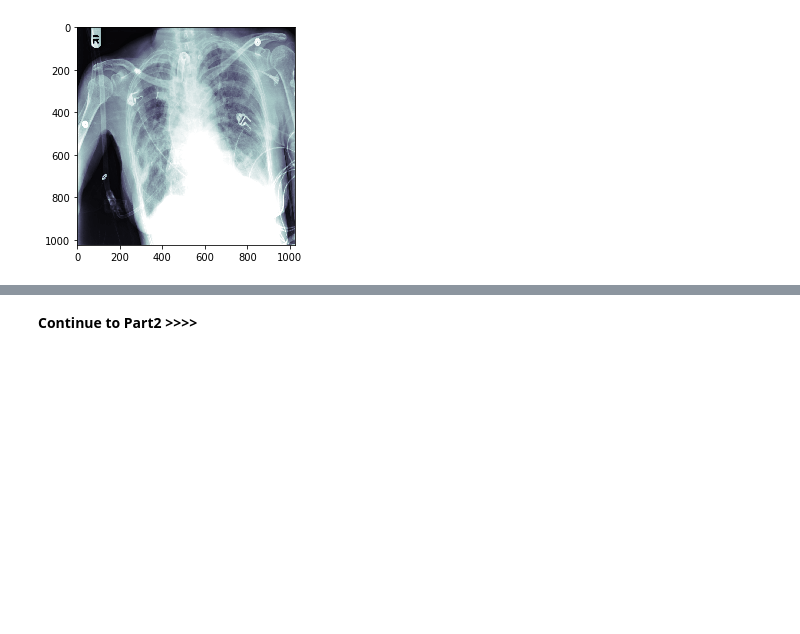
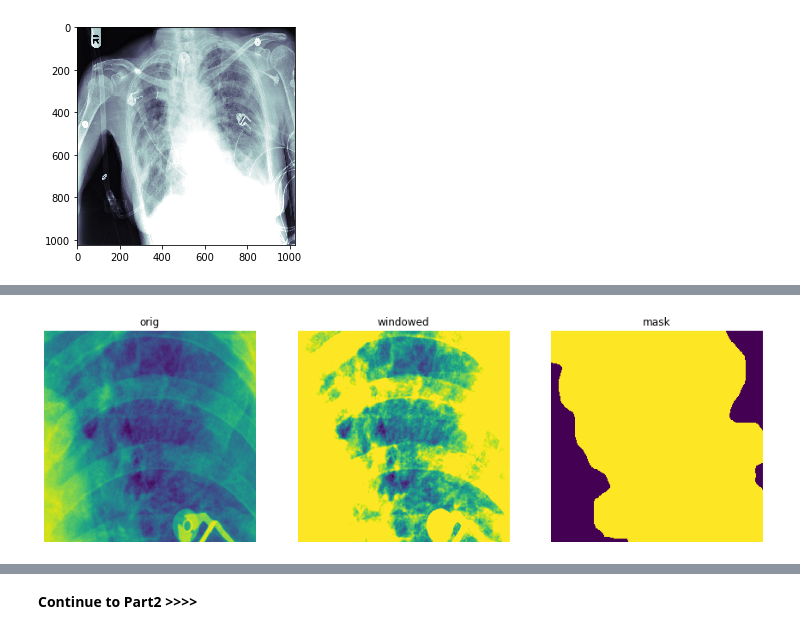
Before and after one commit to asvcode/medical_imaging, a Jupyter notebook: Medical-Imaging-Part1.ipynb, the cells around one changed output, grey strips where cells are left out. Saved outputs shown, nothing was run; the diff lists cells and outputs as text; code cells hidden in the pictures; blank space fills up the shorter version.

```diff
--- a/Medical-Imaging-Part1.ipynb
+++ b/Medical-Imaging-Part1.ipynb
@@ -359,0 +380,3 @@ plt.imshow(dimg.windowed(*dicom_windows.lungs), cmap=plt.cm.bone)
+# %%
+e = tensor(tensor_dicom)[200:440,600:840]
+e.shape
@@ -359,0 +396,13 @@ plt.imshow(dimg.windowed(*dicom_windows.lungs), cmap=plt.cm.bone)
+# %%
+dicom_windows = types.SimpleNamespace(
+    test=(50,60)
+)
+# %%
+r = e.windowed(w=50, l=60)
+# %%
+#This will produce a Dataframe of each pixel whether 'true' or 'false'
+#commented out due to high memory use
+
+test_e = e.mask_from_blur(dicom_windows.test, thresh=0.05, remove_max=True)
+#dfe = pd.DataFrame(test_e)
+#dfe.style.set_properties(**{'font-size':'6pt'}).background_gradient('Greys')
@@ -359,0 +413,5 @@ plt.imshow(dimg.windowed(*dicom_windows.lungs), cmap=plt.cm.bone)
+# %%
+imk = [e,r, test_e]
+show_images(imk, titles=('orig', 'windowed', 'mask'), figsize=(15,15))
+# %% [output]
+[figure, added]
```
Also changed, not shown: parts of 19 cells of this notebook.
